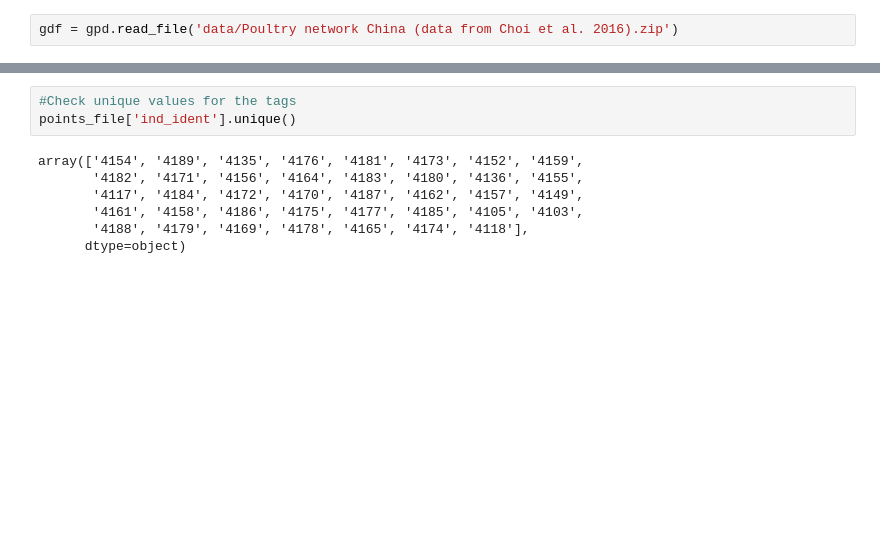
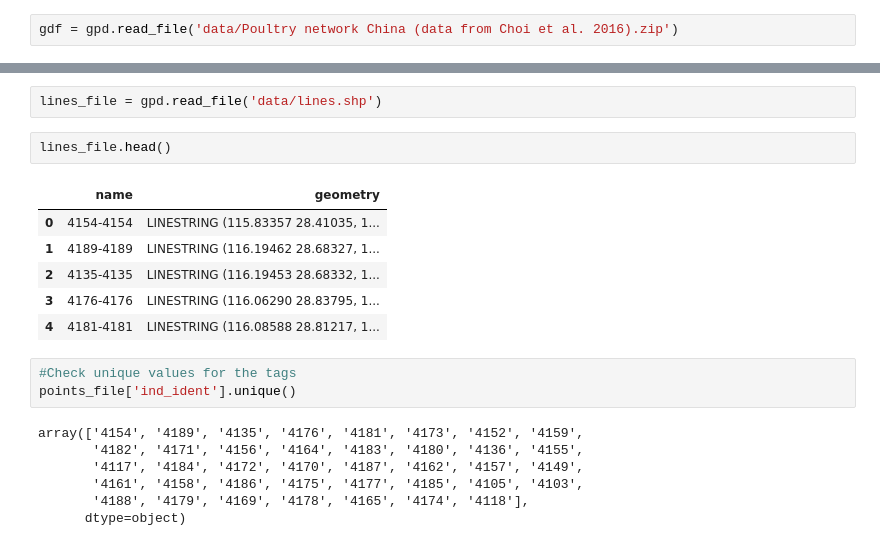
Before and after one commit to k3nnywilliam/duck-avian-map-analysis, a Jupyter notebook: avian-flu-analysis.ipynb, the cells around one changed output, grey strips where cells are left out. Drawn from its saved outputs; the diff is of its cells as text; blank space fills up the shorter version.

```diff
--- a/avian-flu-analysis.ipynb
+++ b/avian-flu-analysis.ipynb
@@ -37,3 +110,14 @@ points_file.head()
+# %%
+lines_file = gpd.read_file('data/lines.shp')
+# %%
+lines_file.head()
+# %% [output]
+|  | name | geometry |
+| 0 | 4154-4154 | LINESTRING (115.83357 28.41035, 1... |
+| 1 | 4189-4189 | LINESTRING (116.19462 28.68327, 1... |
+| 2 | 4135-4135 | LINESTRING (116.19453 28.68332, 1... |
+| 3 | 4176-4176 | LINESTRING (116.06290 28.83795, 1... |
+| 4 | 4181-4181 | LINESTRING (116.08588 28.81217, 1... |
 # %%
 #Check unique values for the tags
 points_file['ind_ident'].unique()
```
Also changed, not shown: parts of 20 cells of this notebook.
